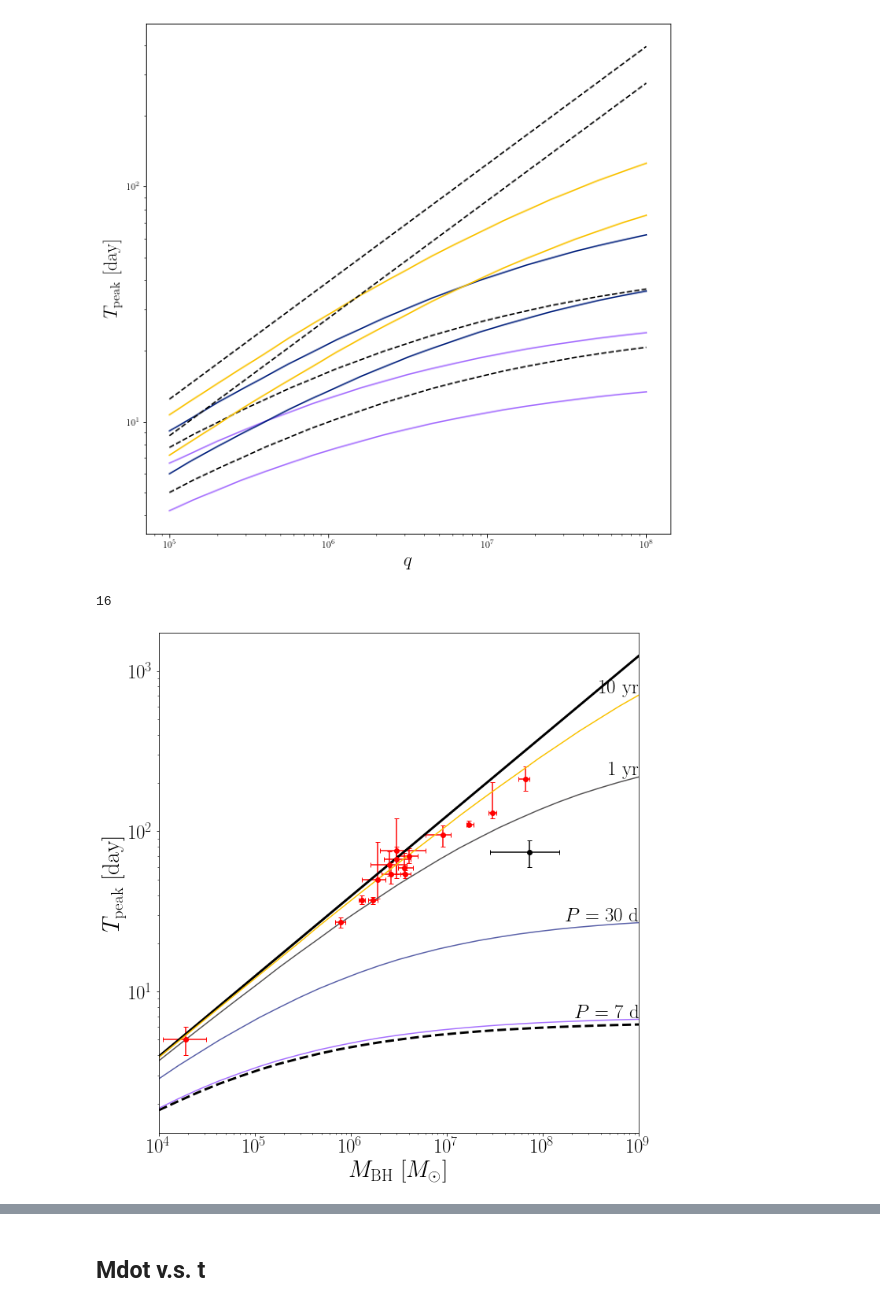
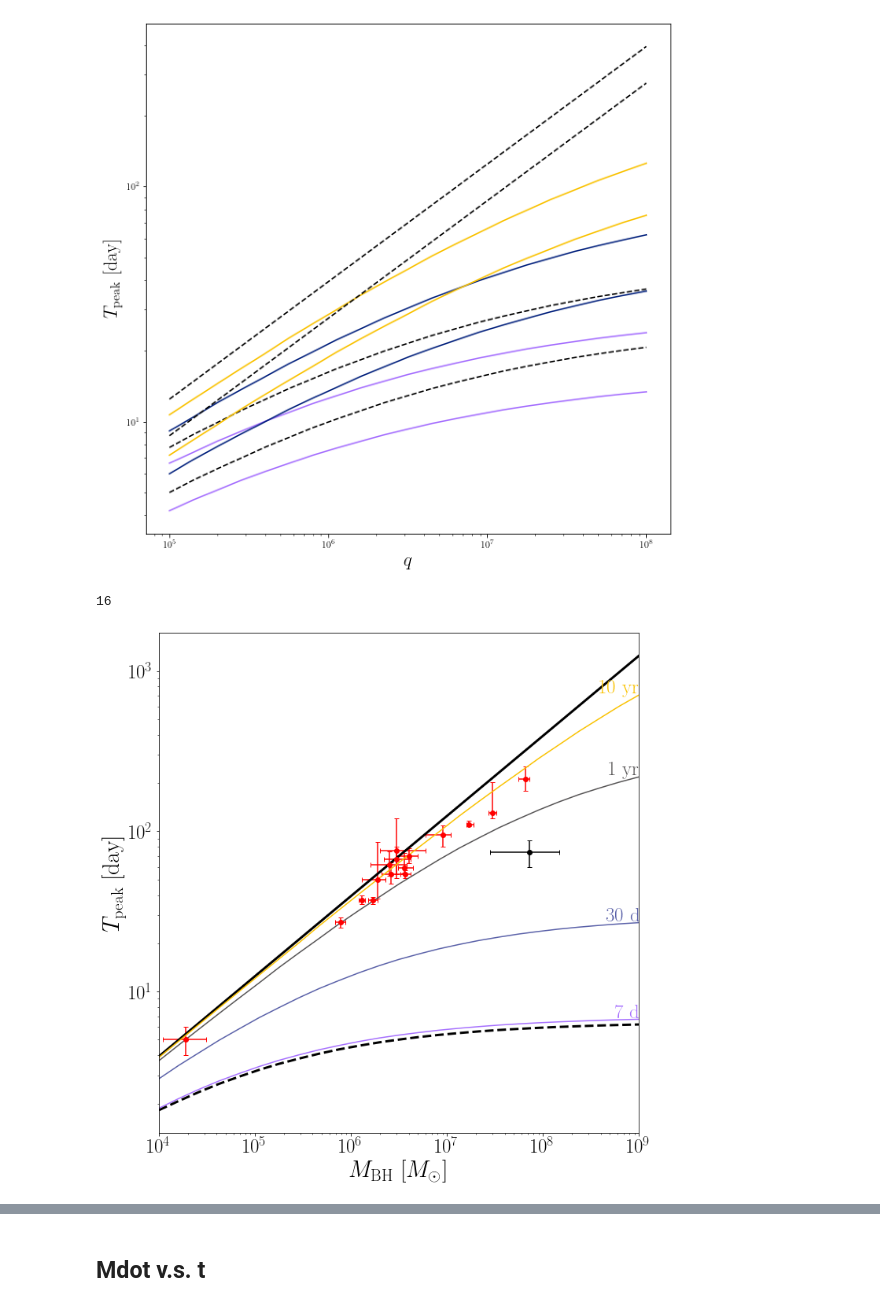
Before and after one commit to slowdivePTG/ASASSN-14ko, a Jupyter notebook: YT_Visualization/Phase Space.ipynb, the cells around one changed output, grey strips where cells are left out. Saved outputs shown, nothing was run; the diff lists cells and outputs as text; code cells hidden in the pictures.

```diff
--- a/YT_Visualization/Phase Space.ipynb
+++ b/YT_Visualization/Phase Space.ipynb
@@ -267,39 +267,39 @@ plt.loglog(q_range, [tde.Tpeak for tde in tde_cri],
            linestyle='--',
            linewidth=3)
 
-
 P_range = np.array([7, 30, 365.25, 3652.5]) * u.day
 Ecc = P2Ecc(P_range)
 
 cmap = cm.get_cmap('Haze', 4)
 
 S = [None, None, '$1\ \mathrm{yr}$', '$10\ \mathrm{yr}$']
 
 for level, ecc in enumerate(Ecc):
     tde_temp = [TDE(q=q, Ecc=ecc, file='1.000.dat') for q in q_range]
     plt.loglog(q_range, [tde.Tpeak for tde in tde_temp], color=cmap(level))
     if S[level] == None:
-        s = '$P={:.0f}$'.format(P_range[level].v) + '$\ \mathrm{d}$'
+        s = '${:.0f}$'.format(P_range[level].v) + '$\ \mathrm{d}$'
     else:
         s = S[level]
     plt.text(x=q_range[-1] * 1.03,
              y=tde_temp[-1].Tpeak * 1.03,
              s=s,
              fontsize=25,
-             ha='right')
+             ha='right',
+             color=cmap(level))
     '''Tpeak_ratio_analyt_temp = (((1 - ecc) / 2 + q_range**(-1 / 3)) /
                                ((1 - ecc) / 2 + q_range[0]**(-1 / 3)))**(-3 /
                                                                          2)
     plt.loglog(q_range,
                tde_temp[0].Tpeak * Tpeak_ratio_analyt_temp,
                color=cmap(level),
                linestyle=':')'''
 plt.xlim(1e4, 1e9)
 plt.ylabel('$T_\mathrm{peak}\ \mathrm{[day]}$', fontsize=30)
 plt.xlabel('$M_\mathrm{BH}\ [M_\odot]$', fontsize=30)
 plt.gca().tick_params(labelsize=25)
 plt.tight_layout()
 plt.savefig('Tp_q.pdf', bbox_inches='tight')
 # %% [output]
 16
-[figure, old version]
+[figure, new version]
```
Also changed, not shown: parts of 3 cells of this notebook.
